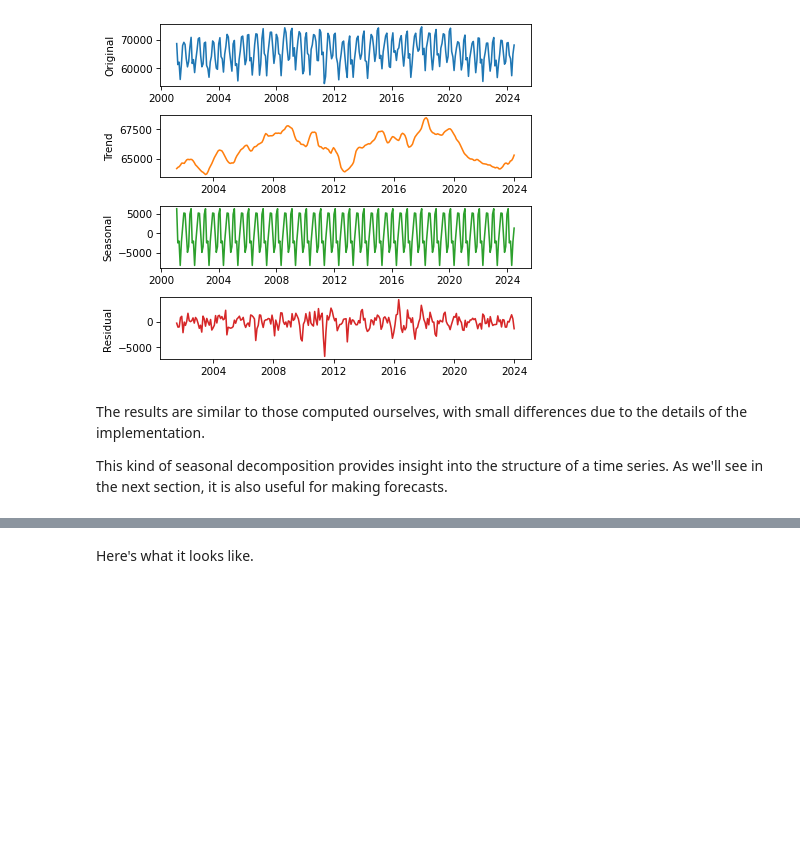
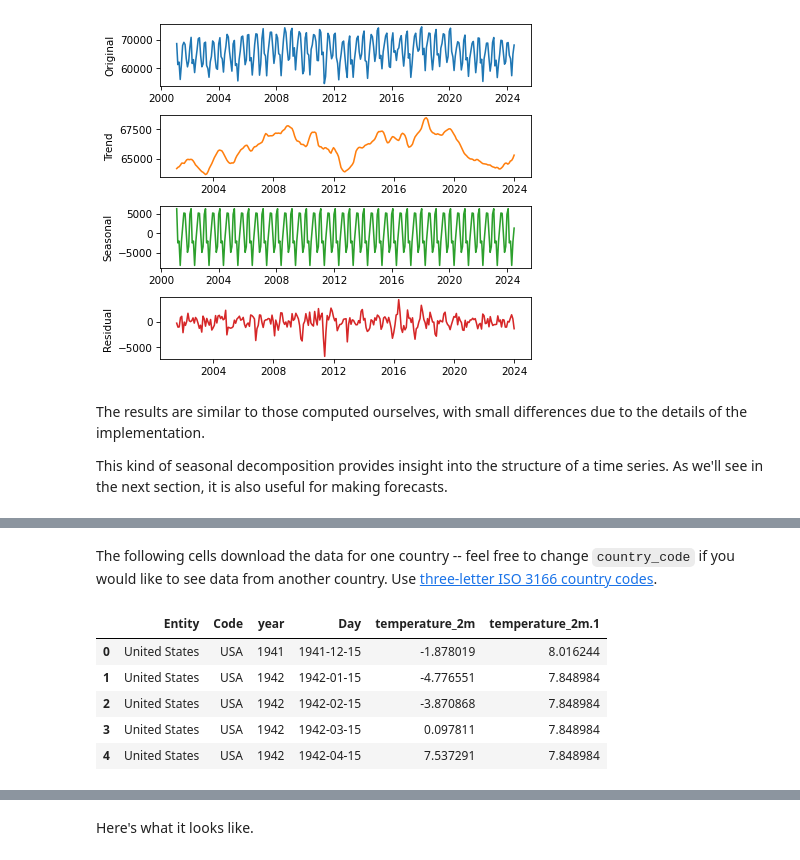
Before and after one commit to rpivo/ThinkStats, a Jupyter notebook: tutorial/ts/time_series_01.ipynb, the cells around one changed output, grey strips where cells are left out. Saved outputs shown, nothing was run; the diff lists cells and outputs as text; code cells hidden in the pictures; blank space fills up the shorter version.

```diff
--- a/tutorial/ts/time_series_01.ipynb
+++ b/tutorial/ts/time_series_01.ipynb
@@ -286,0 +306,3 @@ temp.head()
+# %% [markdown]
+The following cells download the data for one country -- feel free to change `country_code` if you would like to see data from another country.
+Use [three-letter ISO 3166 country codes](https://en.wikipedia.org/wiki/List_of_ISO_3166_country_codes#Current_ISO_3166_country_codes).
@@ -287 +325,10 @@ temp.head()
+# %%
+temp_df.head()
+# %% [output]
+|  | Entity | Code | year | Day | temperature_2m | temperature_2m.1 |
+| 0 | United States | USA | 1941 | 1941-12-15 | -1.878019 | 8.016244 |
+| 1 | United States | USA | 1942 | 1942-01-15 | -4.776551 | 7.848984 |
+| 2 | United States | USA | 1942 | 1942-02-15 | -3.870868 | 7.848984 |
+| 3 | United States | USA | 1942 | 1942-03-15 | 0.097811 | 7.848984 |
+| 4 | United States | USA | 1942 | 1942-04-15 | 7.537291 | 7.848984 |
 # %% [markdown]
```
Also changed, not shown: parts of 20 cells of this notebook, 1 other file.
